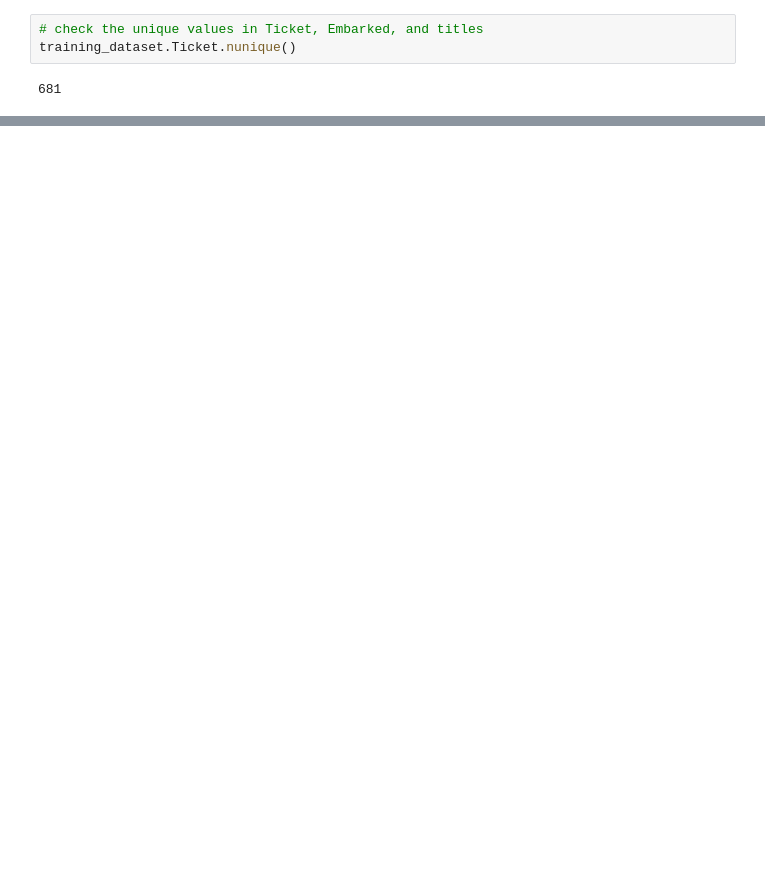
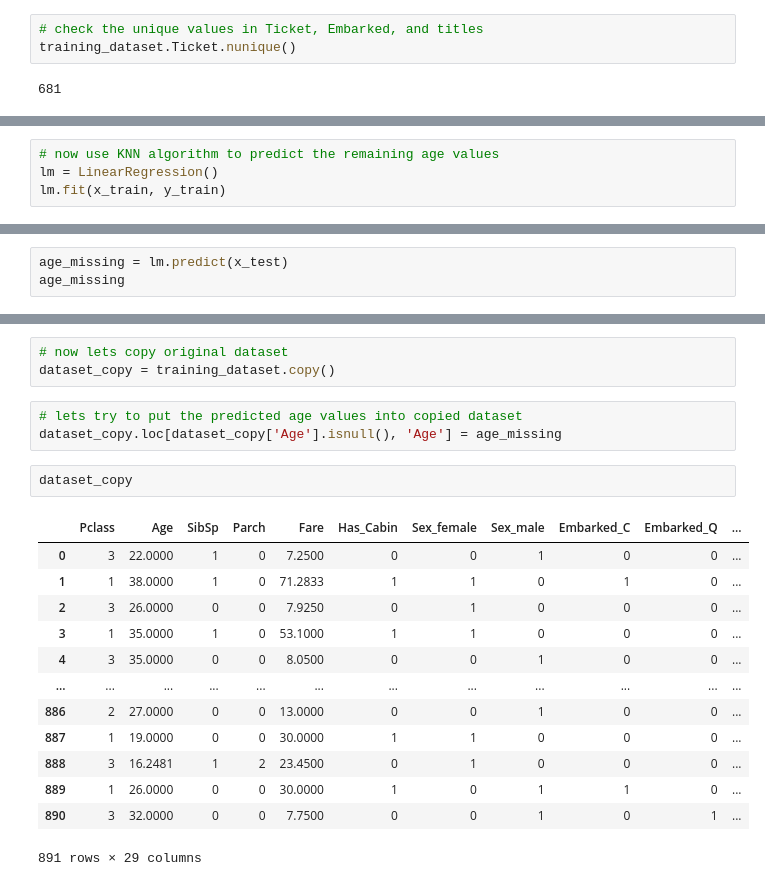
Before and after one commit to arfan64shah/Data_Science, a Jupyter notebook: Titanic_EDA/Titanic_Complete.ipynb, the cells around one changed output, grey strips where cells are left out. Cells and saved outputs as stored; diff of their text form; blank space fills up the shorter version.

```diff
--- a/Titanic_EDA/Titanic_Complete.ipynb
+++ b/Titanic_EDA/Titanic_Complete.ipynb
@@ -297,0 +522,4 @@ ValueError: could not convert string to float: 'Braund, Mr. Owen Harris'
+# %%
+# now use KNN algorithm to predict the remaining age values
+lm = LinearRegression()
+lm.fit(x_train, y_train)
@@ -297,0 +528,3 @@ ValueError: could not convert string to float: 'Braund, Mr. Owen Harris'
+# %%
+age_missing = lm.predict(x_test)
+age_missing
@@ -297,0 +549,22 @@ ValueError: could not convert string to float: 'Braund, Mr. Owen Harris'
+# %%
+# now lets copy original dataset
+dataset_copy = training_dataset.copy()
+# %%
+# lets try to put the predicted age values into copied dataset
+dataset_copy.loc[dataset_copy['Age'].isnull(), 'Age'] = age_missing
+# %%
+dataset_copy
+# %% [output]
+|  | Pclass | Age | SibSp | Parch | Fare | Has_Cabin | Sex_female | Sex_male | Embarked_C | Embarked_Q | ... |
+| 0 | 3 | 22.0000 | 1 | 0 | 7.2500 | 0 | 0 | 1 | 0 | 0 | ... |
+| 1 | 1 | 38.0000 | 1 | 0 | 71.2833 | 1 | 1 | 0 | 1 | 0 | ... |
+| 2 | 3 | 26.0000 | 0 | 0 | 7.9250 | 0 | 1 | 0 | 0 | 0 | ... |
+| 3 | 1 | 35.0000 | 1 | 0 | 53.1000 | 1 | 1 | 0 | 0 | 0 | ... |
+| 4 | 3 | 35.0000 | 0 | 0 | 8.0500 | 0 | 0 | 1 | 0 | 0 | ... |
+| ... | ... | ... | ... | ... | ... | ... | ... | ... | ... | ... | ... |
+| 886 | 2 | 27.0000 | 0 | 0 | 13.0000 | 0 | 0 | 1 | 0 | 0 | ... |
+| 887 | 1 | 19.0000 | 0 | 0 | 30.0000 | 1 | 1 | 0 | 0 | 0 | ... |
+| 888 | 3 | 16.2481 | 1 | 2 | 23.4500 | 0 | 1 | 0 | 0 | 0 | ... |
+| 889 | 1 | 26.0000 | 0 | 0 | 30.0000 | 1 | 0 | 1 | 1 | 0 | ... |
+| 890 | 3 | 32.0000 | 0 | 0 | 7.7500 | 0 | 0 | 1 | 0 | 1 | ... |
+891 rows × 29 columns
```
Also changed, not shown: parts of 32 cells of this notebook.
